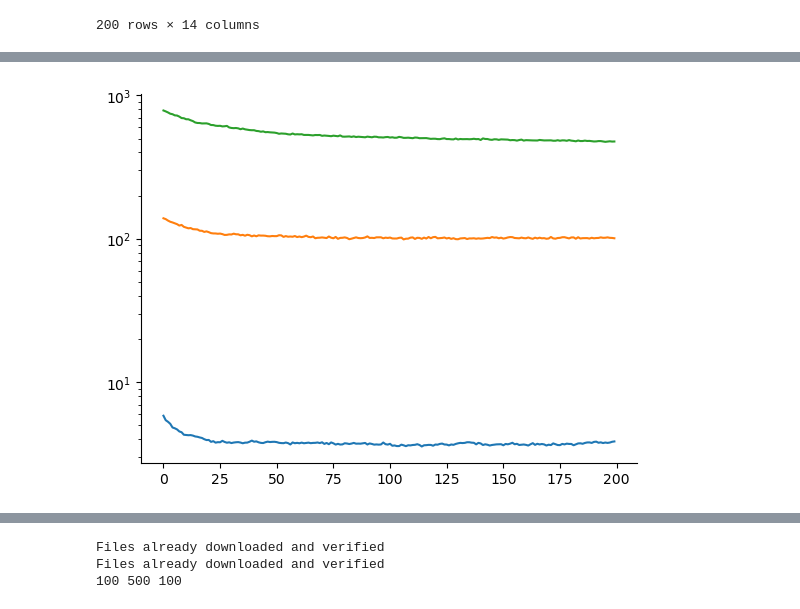
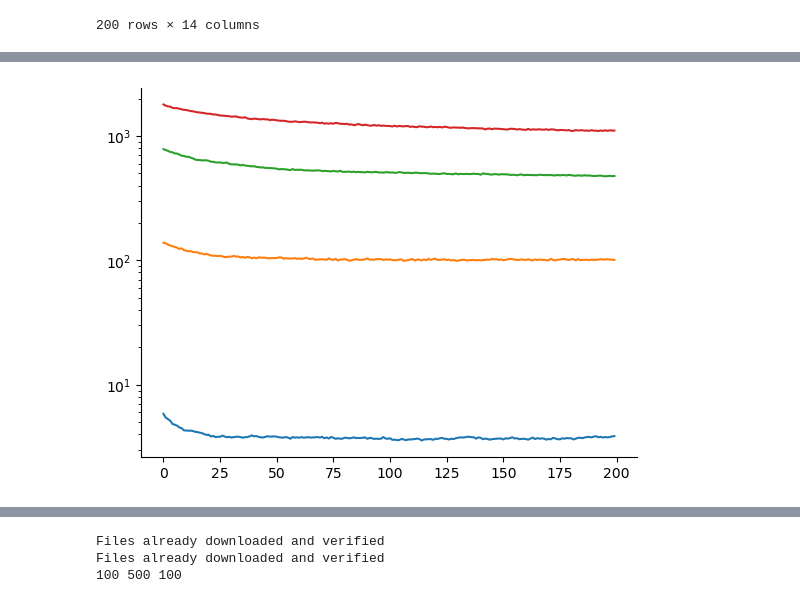
Before and after one commit to shamPJ/PersFL, a Jupyter notebook: notebooks/persFL-Copy2.ipynb, the cells around one changed output, grey strips where cells are left out. Cells and saved outputs as stored; diff of their text form; code cells hidden in the pictures.

```diff
--- a/notebooks/persFL-Copy2.ipynb
+++ b/notebooks/persFL-Copy2.ipynb
@@ -1008,6 +1008,7 @@ import pandas as pd
 df0 = pd.read_csv("../results/linear_syn_dm/Algorithm2_SKLearn/dt_synthetic_2_0.csv")
 df1 = pd.read_csv("../results/linear_syn_dm/Algorithm2_SKLearn/dt_synthetic_10_1.csv")
 df2 = pd.read_csv("../results/linear_syn_dm/Algorithm2_SKLearn/dt_synthetic_50_1.csv")
+df3 = pd.read_csv("../results/linear_syn_dm/Algorithm2_SKLearn/dt_synthetic_100_0.csv")
 # %%
 df0
 # %% [output]
@@ -1034,10 +1036,11 @@ plt.yscale('log')
 # %%
 plt.plot(df0["MSE_val"])
 plt.plot(df1["MSE_val"])
 plt.plot(df2["MSE_val"])
+plt.plot(df3["MSE_val"])
 plt.yscale('log')
 # %% [output]
-[figure, old version]
+[figure, new version]
 # %%
 plt.plot(df0["loss_mean"])
 plt.plot(df1["loss_mean"])
```
Also changed, not shown: parts of 2 cells of this notebook, 2 other files.
